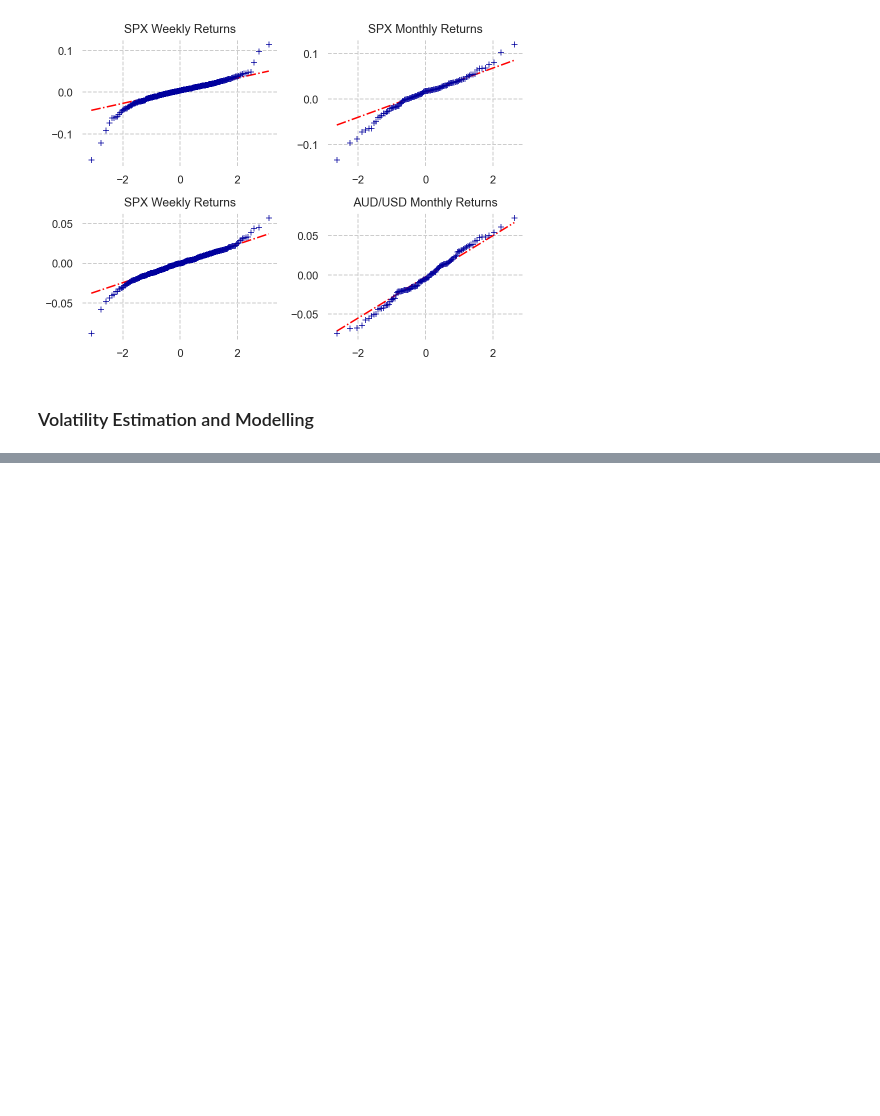
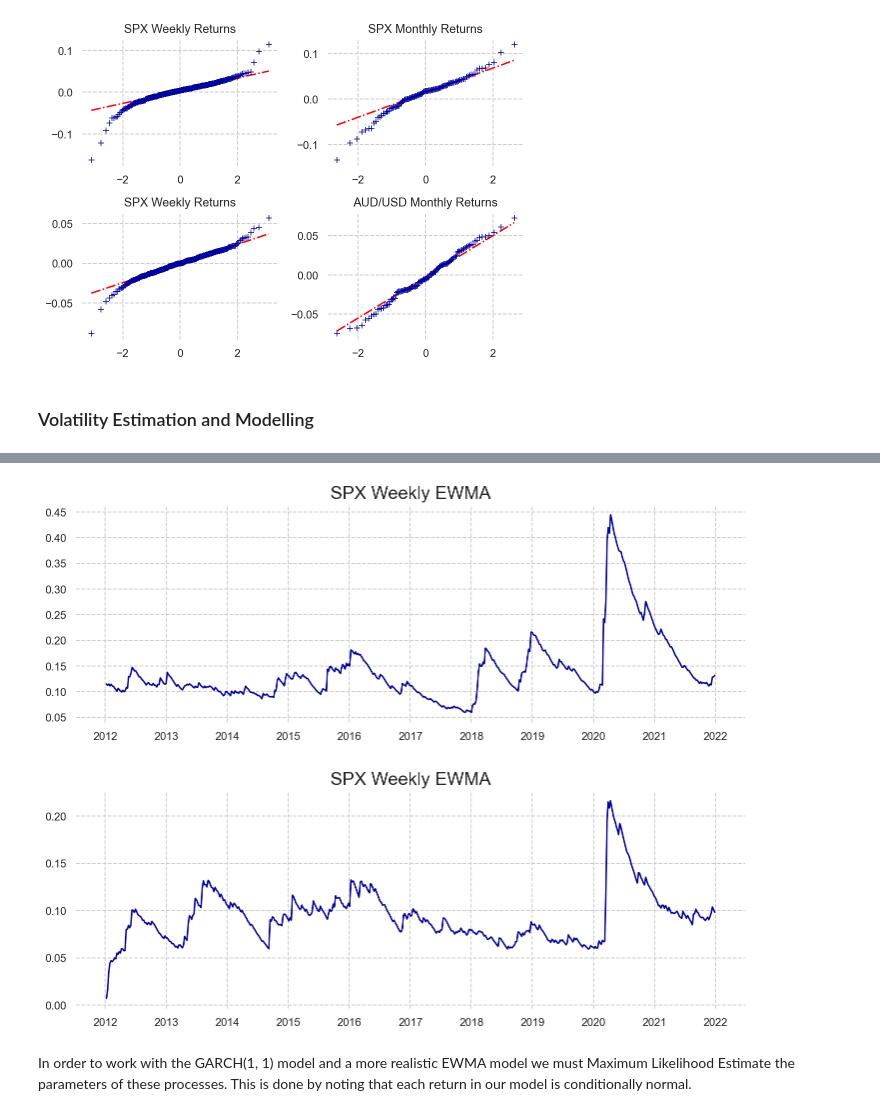
Before and after one commit to Sinbad-The-Sailor/Financial-Mathematics-Notebooks, a Jupyter notebook: volatility_modelling.ipynb, the cells around one changed output, grey strips where cells are left out. Cells and saved outputs as stored; diff of their text form; code cells hidden in the pictures; blank space fills up the shorter version.

```diff
--- a/volatility_modelling.ipynb
+++ b/volatility_modelling.ipynb
@@ -299,0 +316,27 @@ def EqWMA(data):
+# %%
+def GARCH_annualized(data, omega, alpha, beta, measurement_time, title):
+    n_observations = len(data)
+    vol_est = np.sqrt(omega + alpha * (data[0] ** 2) + beta * (data[0] ** 2))
+    vol = []
+    for i in range(1, n_observations):
+        vol.append(vol_est)
+        vol_est = np.sqrt(omega + alpha * (data[i] ** 2) + beta * (vol_est ** 2))
+    vol_annual = [x * np.sqrt(1/measurement_time) for x in vol]
+
+    time = data[1:].index
+    fig, ax = plt.subplots()
+    fig.set_size_inches(12, 4)
+    plt.plot(time, vol_annual)
+    plt.title(title, fontsize=18)
+    plt.box(False)
+
+def EWMA_annualized(data, lamb, measurement_time, title):
+    return GARCH_annualized(data, 0, (1-lamb), lamb, measurement_time, title)
+
+EWMA_annualized(spx_weekly_returns[1:], 0.94, 1/52, 'SPX Weekly EWMA')
+EWMA_annualized(aud_weekly_returns[1:], 0.94, 1/52, 'SPX Weekly EWMA')
+# %% [output]
+[figure, added]
+[figure, added]
+# %% [markdown]
+In order to work with the GARCH(1, 1) model and a more realistic EWMA model we must Maximum Likelihood Estimate the parameters of these processes. This is done by noting that each return in our model is conditionally normal.
```
Also changed, not shown: parts of 6 cells of this notebook.
